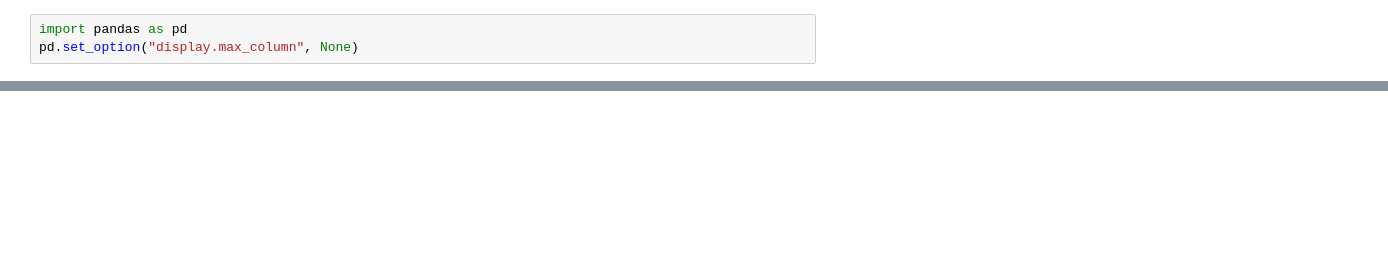
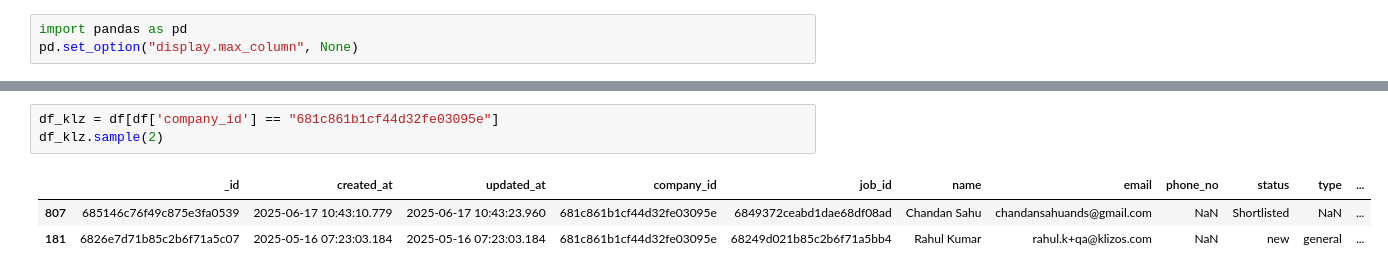
Before and after one commit to PadmaDey/talentsync, a Jupyter notebook: app/eda/df_query/candidates.ipynb, the cells around one changed output, grey strips where cells are left out. Drawn from its saved outputs; the diff is of its cells as text; blank space fills up the shorter version.

```diff
--- a/app/eda/df_query/candidates.ipynb
+++ b/app/eda/df_query/candidates.ipynb
@@ -51,0 +60,7 @@ memory usage: 396.7+ KB
+# %%
+df_klz = df[df['company_id'] == "681c861b1cf44d32fe03095e"]
+df_klz.sample(2)
+# %% [output]
+|  | _id | created_at | updated_at | company_id | job_id | name | email | phone_no | status | type | ... |
+| 807 | 685146c76f49c875e3fa0539 | 2025-06-17 10:43:10.779 | 2025-06-17 10:43:23.960 | 681c861b1cf44d32fe03095e | 6849372ceabd1dae68df08ad | Chandan Sahu | chandansahuands@gmail.com | NaN | Shortlisted | NaN | ... |
+| 181 | 6826e7d71b85c2b6f71a5c07 | 2025-05-16 07:23:03.184 | 2025-05-16 07:23:03.184 | 681c861b1cf44d32fe03095e | 68249d021b85c2b6f71a5bb4 | Rahul Kumar | rahul.k+qa@klizos.com | NaN | new | general | ... |
```
Also changed, not shown: parts of 7 cells of this notebook.
